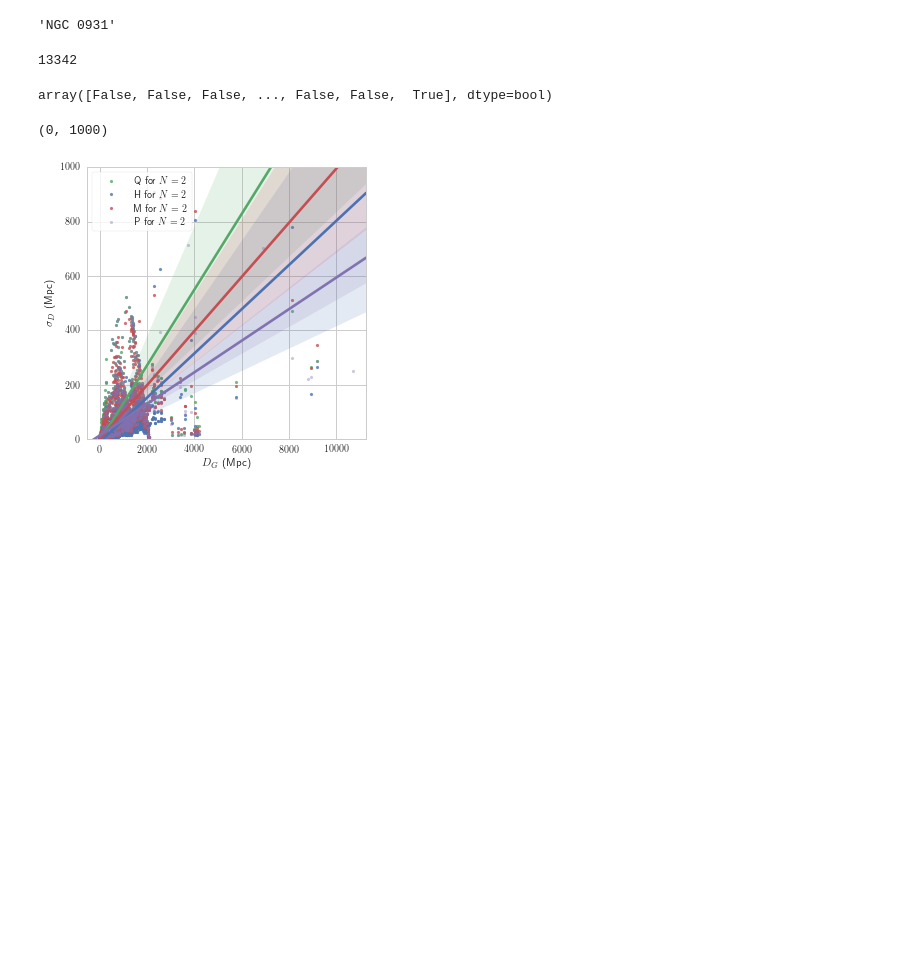
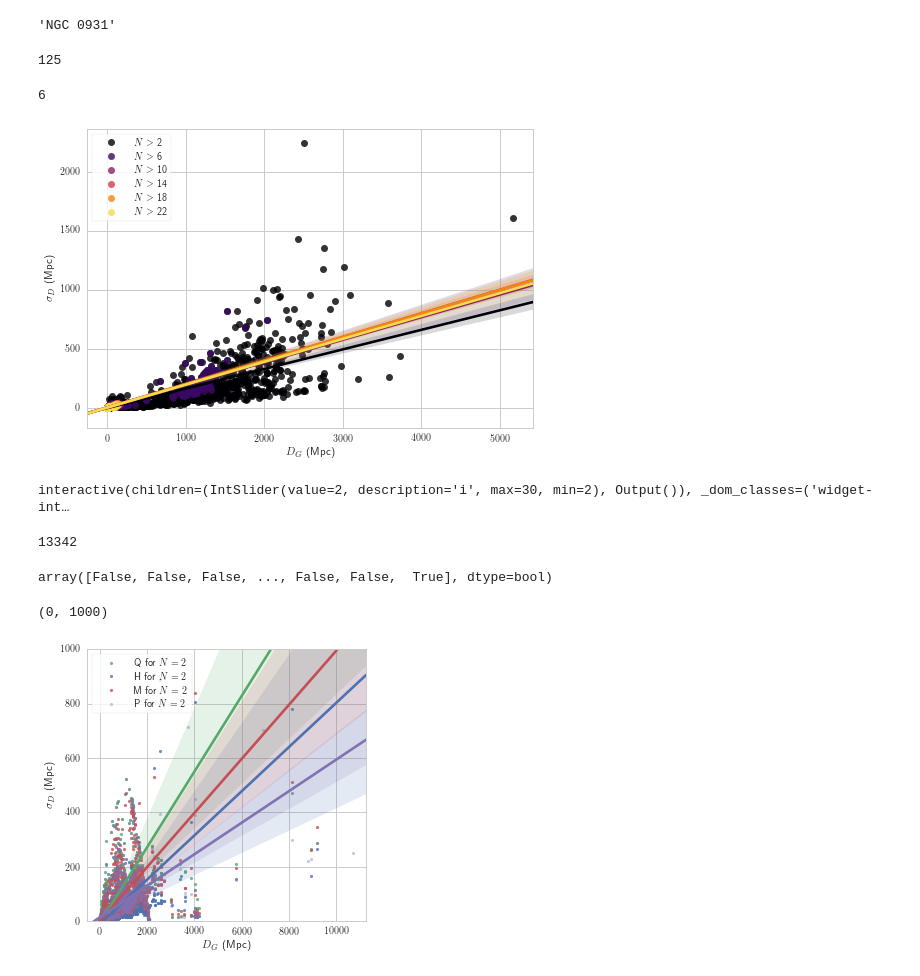
Before and after one commit to saint-germain/errorprediction, a Jupyter notebook: errors_NED-D.ipynb, the cells around one changed output. Cells and saved outputs as stored; diff of their text form; code cells hidden in the pictures; blank space fills up the shorter version.

```diff
--- a/errors_NED-D.ipynb
+++ b/errors_NED-D.ipynb
@@ -31,11 +31,11 @@ df=pd.read_csv("NED27.09.1-D-14.2.0-20170929.csv",skiprows=12)
 # %%
 df=df[np.isnan(df['redshift (z)'])] # only measurements without redshift data are useful here
 # %%
-dfa=df[np.isfinite(df.err)&(df.err!=0)] # database of reported errors
-len(dfa)
+df1=df[np.isfinite(df.err)&(df.err!=0)] # database of reported errors
+len(df1)
 # %% [output]
 278556
 # %%
-namelist=list(dfa['Galaxy ID'])
-counter=collections.Counter(namelist)
+namelist=list(df1['Galaxy ID']) # galaxy names from database of reported errors
+counter=collections.Counter(namelist) # get Nmeas for each galaxy that has reported errors
 # %%
@@ -90,7 +91,7 @@ len(df1) #reported-error measurements with n>1
 # %%
 %%time
 np.random.seed(10)
-nbins=10000 # 1e3 -> 1 minutes, 1e4 needs ??
+nbins=5000 # 5e3 -> 2 minutes, 1e4 destroys memory
 bootp50=[] # mean error from the bootstrap for each galaxy
 #bootsig=[] # uncertainty of the error -> may not be a good predictor
 dboot=[] # mean bootstrap distance
@@ -131,7 +132,31 @@ Wall time: 9min 30s
 gal[0]
 # %% [output]
 'NGC 0931'
+# %%
+(meas==17).sum()
+# %% [output]
+125
 # %%
 d = {'Galaxy ID': names[meas>1], 'meas': meas[meas>1], 'H (Mpc)':bootp50, 'D (Mpc)':dboot,'P (Mpc)':ecf,'Q (Mpc)':eqd,'M (Mpc)':bootmad}
 dfb = pd.DataFrame(data=d)
 dfb.to_csv("ned_bootstrap_results.csv")
+# %%
+len(current_palette)
+# %% [output]
+6
+# %%
+from matplotlib.pyplot import cm
+color=cm.inferno(np.linspace(0,1,12))
+for i in range(2,24,4):
+    filt=(np.array(meas[meas>1])>i)
+    x=np.array(dboot)[filt]
+    y=np.array(bootp50)[filt]
+    sns.regplot(x,y,color=color[(i-2)//2],label='$N>$ '+str(i))
+                #current_palette[(i-2)//2]) # green, quadrature
+plt.legend(loc='upper left',frameon=True)#bbox_to_anchor=(1.3, 0.5))
+plt.xlabel(r"$D_G$ (Mpc)")
+plt.ylabel(r'$\sigma_D$ (Mpc)')
+plt.savefig('relerr.pdf', dpi=reso,transparent=True)
+plt.savefig('relerr.png', dpi=reso,transparent=True)
+# %% [output]
+[figure, added]
@@ -138,3 +175,7 @@ dfb.to_csv("ned_bootstrap_results.csv")
+# %%
+interact(p_nmeas, i=widgets.IntSlider(min=2,max=30,step=1,value=2));
+# %% [output]
+interactive(children=(IntSlider(value=2, description='i', max=30, min=2), Output()), _dom_classes=('widget-int…
 # %%
 len(dfb)
 # %% [output]
```
Also changed, not shown: parts of 7 cells of this notebook.
